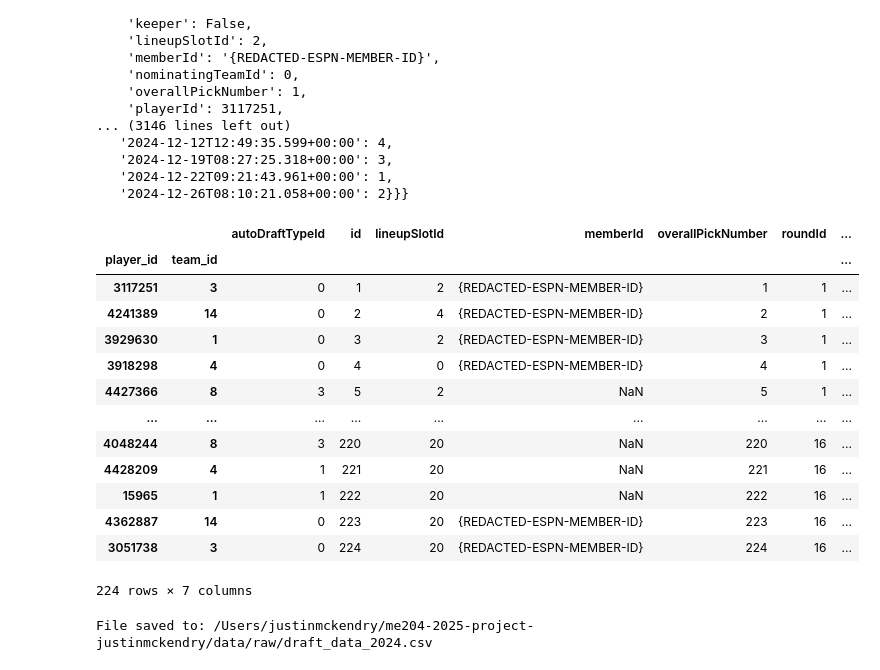
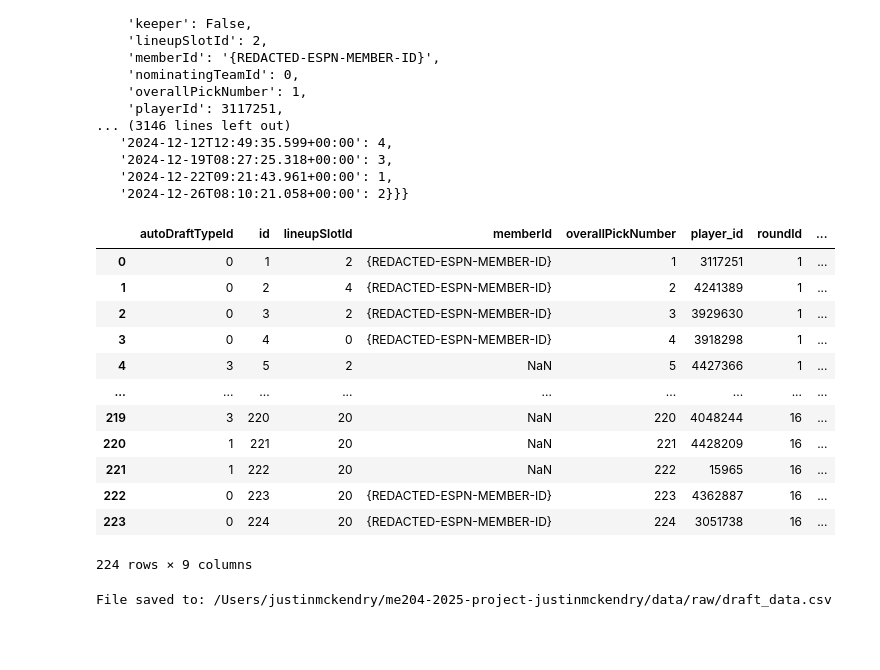
Before and after one commit to justinmck/fantasy-football-draft-toolkit, a Jupyter notebook: notebooks/NB01-data-collection.ipynb, the cells around one changed output. Drawn from its saved outputs; the diff is of its cells as text; code cells hidden in the pictures; blank space fills up the shorter version.

```diff
--- a/notebooks/NB01-data-collection.ipynb
+++ b/notebooks/NB01-data-collection.ipynb
@@ -68,25 +48,23 @@ draft
 # %%
 df_draft = pd.DataFrame(draft['draftDetail']['picks'])
 df_draft = df_draft.drop(columns=['bidAmount', 'keeper', 'nominatingTeamId', 'reservedForKeeper', 'tradeLocked'])
 df_draft = df_draft.rename(columns={'playerId': 'player_id', 'teamId': 'team_id'})
-df_draft = df_draft.set_index(['player_id','team_id'])
 df_draft
 # %% [output]
-|  |  | autoDraftTypeId | id | lineupSlotId | memberId | overallPickNumber | roundId | ... |
-| player_id | team_id |  |  |  |  |  |  | ... |
-| 3117251 | 3 | 0 | 1 | 2 | {REDACTED-ESPN-MEMBER-ID} | 1 | 1 | ... |
-| 4241389 | 14 | 0 | 2 | 4 | {REDACTED-ESPN-MEMBER-ID} | 2 | 1 | ... |
-| 3929630 | 1 | 0 | 3 | 2 | {REDACTED-ESPN-MEMBER-ID} | 3 | 1 | ... |
-| 3918298 | 4 | 0 | 4 | 0 | {REDACTED-ESPN-MEMBER-ID} | 4 | 1 | ... |
-| 4427366 | 8 | 3 | 5 | 2 | NaN | 5 | 1 | ... |
+|  | autoDraftTypeId | id | lineupSlotId | memberId | overallPickNumber | player_id | roundId | ... |
+| 0 | 0 | 1 | 2 | {REDACTED-ESPN-MEMBER-ID} | 1 | 3117251 | 1 | ... |
+| 1 | 0 | 2 | 4 | {REDACTED-ESPN-MEMBER-ID} | 2 | 4241389 | 1 | ... |
+| 2 | 0 | 3 | 2 | {REDACTED-ESPN-MEMBER-ID} | 3 | 3929630 | 1 | ... |
+| 3 | 0 | 4 | 0 | {REDACTED-ESPN-MEMBER-ID} | 4 | 3918298 | 1 | ... |
+| 4 | 3 | 5 | 2 | NaN | 5 | 4427366 | 1 | ... |
 | ... | ... | ... | ... | ... | ... | ... | ... | ... |
-| 4048244 | 8 | 3 | 220 | 20 | NaN | 220 | 16 | ... |
-| 4428209 | 4 | 1 | 221 | 20 | NaN | 221 | 16 | ... |
-| 15965 | 1 | 1 | 222 | 20 | NaN | 222 | 16 | ... |
-| 4362887 | 14 | 0 | 223 | 20 | {REDACTED-ESPN-MEMBER-ID} | 223 | 16 | ... |
-| 3051738 | 3 | 0 | 224 | 20 | {REDACTED-ESPN-MEMBER-ID} | 224 | 16 | ... |
+| 219 | 3 | 220 | 20 | NaN | 220 | 4048244 | 16 | ... |
+| 220 | 1 | 221 | 20 | NaN | 221 | 4428209 | 16 | ... |
+| 221 | 1 | 222 | 20 | NaN | 222 | 15965 | 16 | ... |
+| 222 | 0 | 223 | 20 | {REDACTED-ESPN-MEMBER-ID} | 223 | 4362887 | 16 | ... |
+| 223 | 0 | 224 | 20 | {REDACTED-ESPN-MEMBER-ID} | 224 | 3051738 | 16 | ... |
-224 rows × 7 columns
+224 rows × 9 columns
 # %%
-save_to_data_raw(df_draft, 'draft_data_2024.csv')
+save_to_data_raw(df_draft, 'draft_data.csv')
 # %% [output]
-File saved to: /Users/justinmckendry/me204-2025-project-justinmckendry/data/raw/draft_data_2024.csv
+File saved to: /Users/justinmckendry/me204-2025-project-justinmckendry/data/raw/draft_data.csv
```
Also changed, not shown: parts of 6 cells of this notebook, 9 other files.
